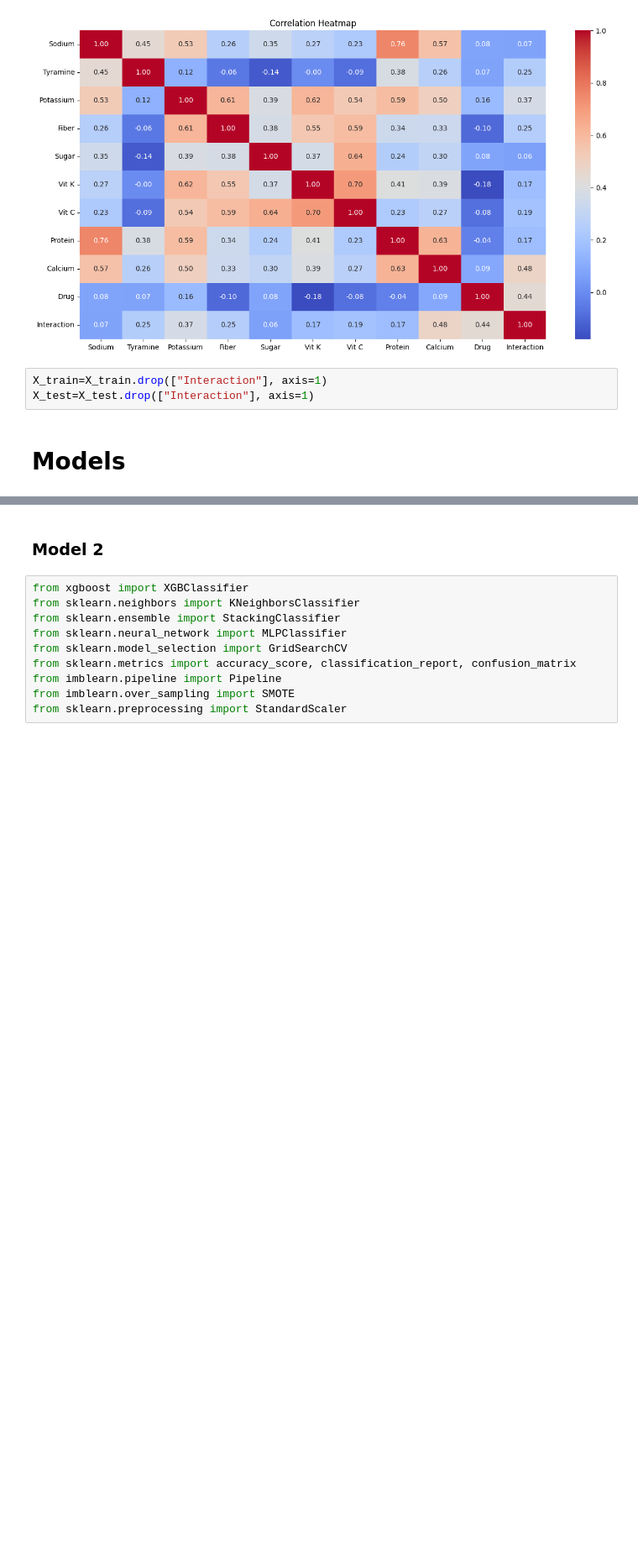
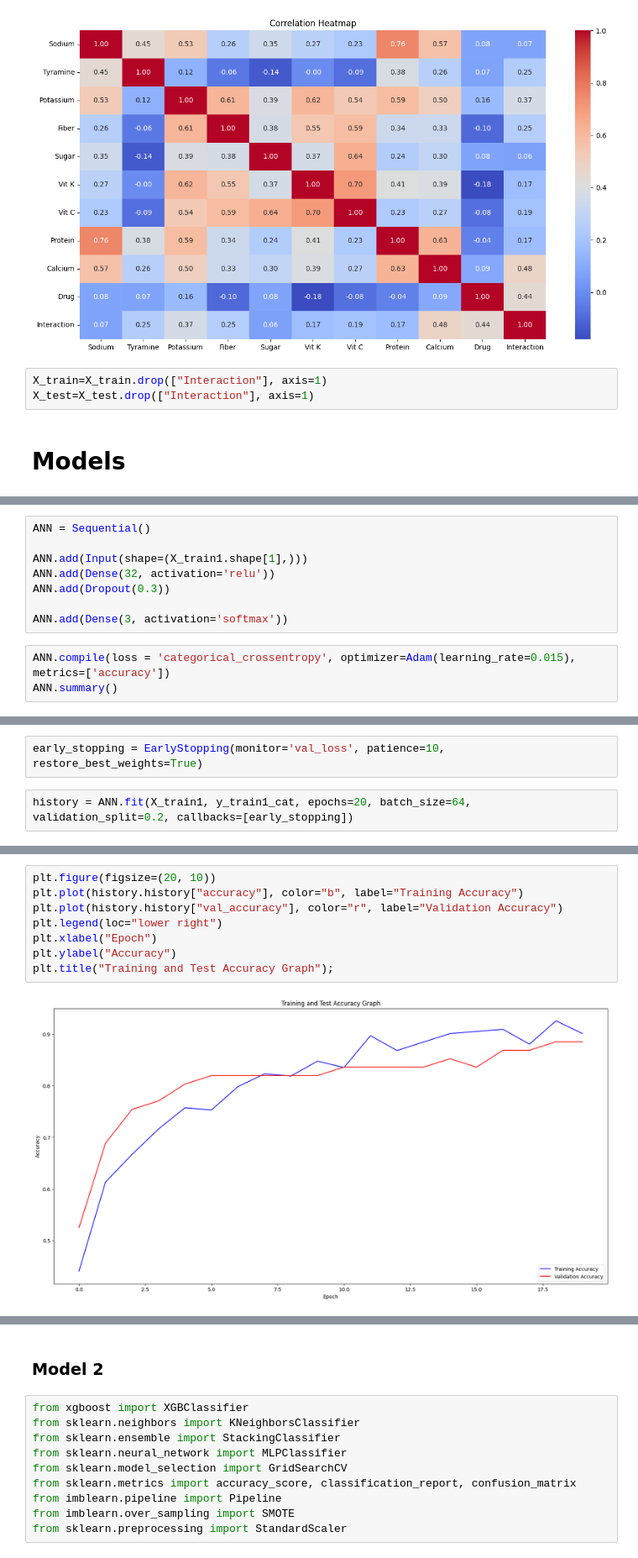
Before and after one commit to Lark01/Drug-Food-Interactions, a Jupyter notebook: DrugInteraction/DrugInteractionNotebook.ipynb, the cells around one changed output, grey strips where cells are left out. Shown at 84% size. Cells and saved outputs as stored; diff of their text form; blank space fills up the shorter version.

```diff
--- a/DrugInteraction/DrugInteractionNotebook.ipynb
+++ b/DrugInteraction/DrugInteractionNotebook.ipynb
@@ -362,0 +388,11 @@ X_test=X_test.drop(["Interaction"], axis=1)
+# %%
+ANN = Sequential()
+
+ANN.add(Input(shape=(X_train1.shape[1],)))
+ANN.add(Dense(32, activation='relu'))
+ANN.add(Dropout(0.3))
+
+ANN.add(Dense(3, activation='softmax'))
+# %%
+ANN.compile(loss = 'categorical_crossentropy', optimizer=Adam(learning_rate=0.015), metrics=['accuracy'])
+ANN.summary()
@@ -362,0 +413,4 @@ X_test=X_test.drop(["Interaction"], axis=1)
+# %%
+early_stopping = EarlyStopping(monitor='val_loss', patience=10, restore_best_weights=True)
+# %%
+history = ANN.fit(X_train1, y_train1_cat, epochs=20, batch_size=64, validation_split=0.2, callbacks=[early_stopping])
@@ -362,0 +441,10 @@ X_test=X_test.drop(["Interaction"], axis=1)
+# %%
+plt.figure(figsize=(20, 10))
+plt.plot(history.history["accuracy"], color="b", label="Training Accuracy")
+plt.plot(history.history["val_accuracy"], color="r", label="Validation Accuracy")
+plt.legend(loc="lower right")
+plt.xlabel("Epoch")
+plt.ylabel("Accuracy")
+plt.title("Training and Test Accuracy Graph");
+# %% [output]
+[figure, added]
```
Also changed, not shown: parts of 11 cells of this notebook.
